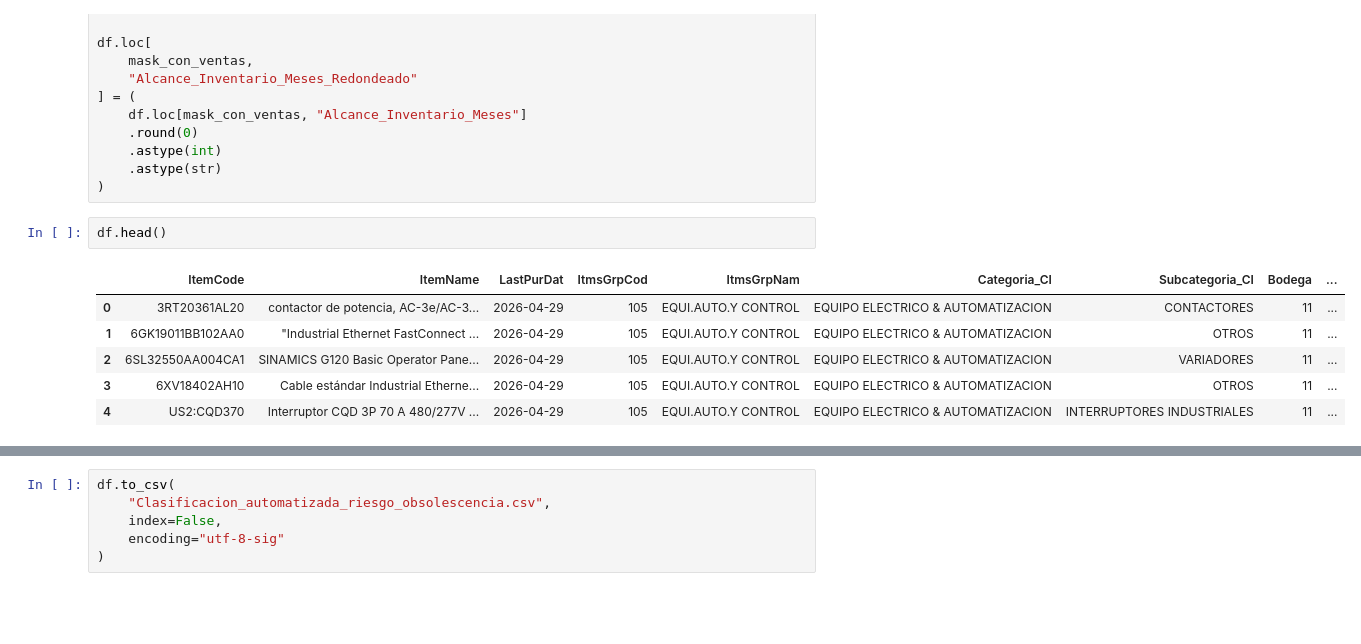
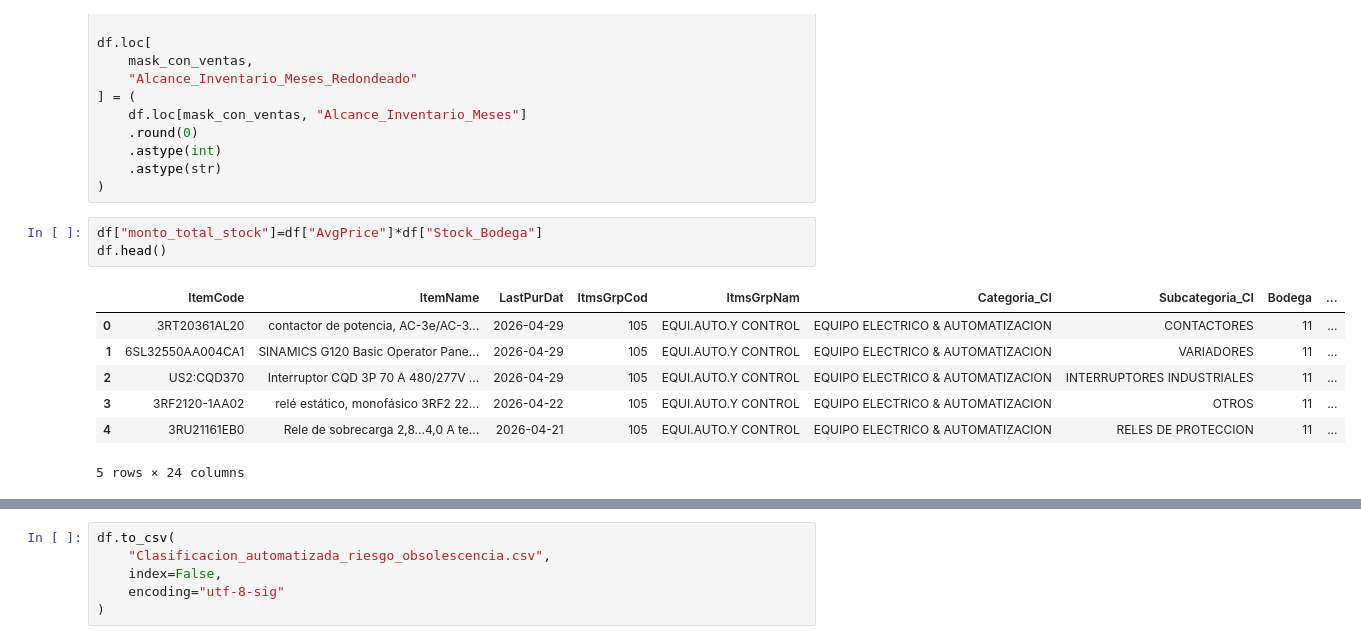
Before and after one commit to choppeb7/CEROSA-L.E-OBSOLETO-QUERY, a Jupyter notebook: analisis-articulos-obsoletos.ipynb, the cells around one changed output, grey strips where cells are left out. Drawn from its saved outputs; the diff is of its cells as text; blank space fills up the shorter version.

```diff
--- a/analisis-articulos-obsoletos.ipynb
+++ b/analisis-articulos-obsoletos.ipynb
@@ -355,14 +349,16 @@ df.loc[
     .astype(str)
 )
 # %%
+df["monto_total_stock"]=df["AvgPrice"]*df["Stock_Bodega"]
 df.head()
 # %% [output]
 |  | ItemCode | ItemName | LastPurDat | ItmsGrpCod | ItmsGrpNam | Categoria_CI | Subcategoria_CI | Bodega | ... |
 | 0 | 3RT20361AL20 | contactor de potencia, AC-3e/AC-3... | 2026-04-29 | 105 | EQUI.AUTO.Y CONTROL | EQUIPO ELECTRICO & AUTOMATIZACION | CONTACTORES | 11 | ... |
-| 1 | 6GK19011BB102AA0 | "Industrial Ethernet FastConnect ... | 2026-04-29 | 105 | EQUI.AUTO.Y CONTROL | EQUIPO ELECTRICO & AUTOMATIZACION | OTROS | 11 | ... |
-| 2 | 6SL32550AA004CA1 | SINAMICS G120 Basic Operator Pane... | 2026-04-29 | 105 | EQUI.AUTO.Y CONTROL | EQUIPO ELECTRICO & AUTOMATIZACION | VARIADORES | 11 | ... |
-| 3 | 6XV18402AH10 | Cable estándar Industrial Etherne... | 2026-04-29 | 105 | EQUI.AUTO.Y CONTROL | EQUIPO ELECTRICO & AUTOMATIZACION | OTROS | 11 | ... |
-| 4 | US2:CQD370 | Interruptor CQD 3P 70 A 480/277V ... | 2026-04-29 | 105 | EQUI.AUTO.Y CONTROL | EQUIPO ELECTRICO & AUTOMATIZACION | INTERRUPTORES INDUSTRIALES | 11 | ... |
+| 1 | 6SL32550AA004CA1 | SINAMICS G120 Basic Operator Pane... | 2026-04-29 | 105 | EQUI.AUTO.Y CONTROL | EQUIPO ELECTRICO & AUTOMATIZACION | VARIADORES | 11 | ... |
+| 2 | US2:CQD370 | Interruptor CQD 3P 70 A 480/277V ... | 2026-04-29 | 105 | EQUI.AUTO.Y CONTROL | EQUIPO ELECTRICO & AUTOMATIZACION | INTERRUPTORES INDUSTRIALES | 11 | ... |
+| 3 | 3RF2120-1AA02 | relé estático, monofásico 3RF2 22... | 2026-04-22 | 105 | EQUI.AUTO.Y CONTROL | EQUIPO ELECTRICO & AUTOMATIZACION | OTROS | 11 | ... |
+| 4 | 3RU21161EB0 | Rele de sobrecarga 2,8...4,0 A te... | 2026-04-21 | 105 | EQUI.AUTO.Y CONTROL | EQUIPO ELECTRICO & AUTOMATIZACION | RELES DE PROTECCION | 11 | ... |
+5 rows × 24 columns
 # %%
 # ============================================================
 # DEFINICIÓN DE CRITERIOS DE RIESGO DE OBSOLESCENCIA
```
Also changed, not shown: parts of 14 cells of this notebook.
